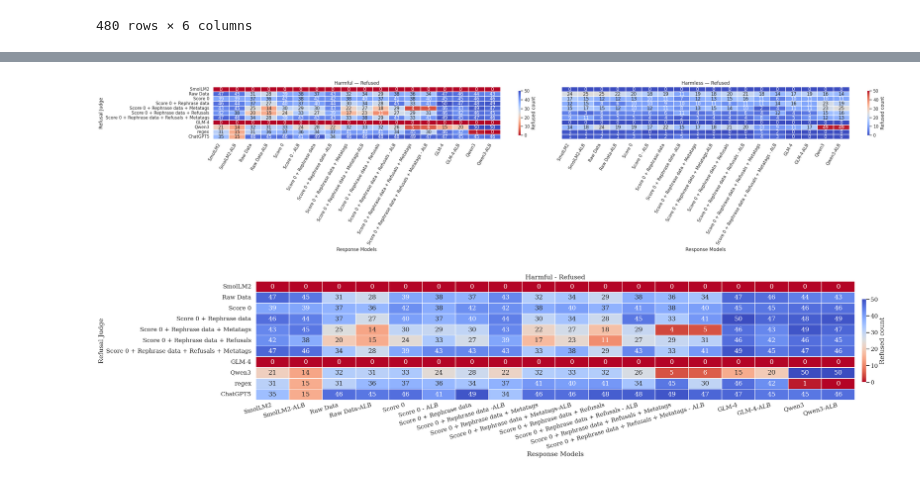
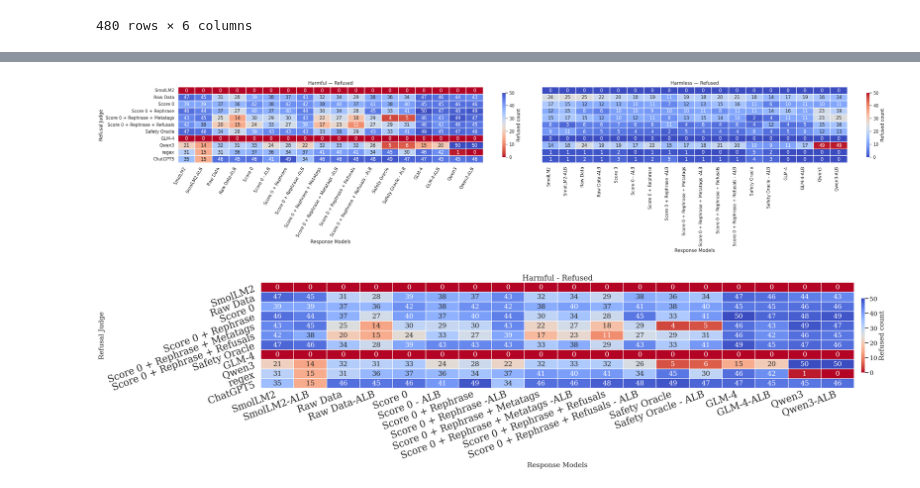
Before and after one commit to jjakubassa/safety_pretraining, a Jupyter notebook: plotting.ipynb, the cells around one changed output, grey strips where cells are left out. Saved outputs shown, nothing was run; the diff lists cells and outputs as text; code cells hidden in the pictures.

Commit message:
improved plotting

```diff
--- a/plotting.ipynb
+++ b/plotting.ipynb
@@ -779,10 +803,10 @@ order_models = [
     "SmolLM2","SmolLM2-ALB",
     "Raw Data","Raw Data-ALB",
     "Score 0","Score 0 - ALB",
-    "Score 0 + Rephrase data","Score 0 + Rephrase data -ALB",
-    "Score 0 + Rephrase data + Metatags","Score 0 + Rephrase data + Metatags-ALB",
-    "Score 0 + Rephrase data + Refusals","Score 0 + Rephrase data + Refusals - ALB",
-    "Score 0 + Rephrase data + Refusals + Metatags","Score 0 + Rephrase data + Refusals + Metatags - ALB",
+    "Score 0 + Rephrase","Score 0 + Rephrase -ALB",
+    "Score 0 + Rephrase + Metatags","Score 0 + Rephrase + Metatags -ALB",
+    "Score 0 + Rephrase + Refusals","Score 0 + Rephrase + Refusals - ALB",
+    "Safety Oracle","Safety Oracle - ALB",
     "GLM-4","GLM-4-ALB",
     "Llama-3.3","Llama-3.3-ALB",
     "Qwen3","Qwen3-ALB",
@@ -792,10 +816,10 @@ order_judges = [
     "SmolLM2",
     "Raw Data",
     "Score 0",
-    "Score 0 + Rephrase data",
-    "Score 0 + Rephrase data + Metatags",
-    "Score 0 + Rephrase data + Refusals",  # <- normalize typo below
-    "Score 0 + Rephrase data + Refusals + Metatags",
+    "Score 0 + Rephrase",
+    "Score 0 + Rephrase + Metatags",
+    "Score 0 + Rephrase + Refusals",  # <- normalize typo below
+    "Safety Oracle",
     "GLM-4",
     "Qwen3",
     "GPT-oss",
@@ -809,7 +833,7 @@ judge_col = "refusal_judge" if "refusal_judge" in df_all.columns else "refusal j
 # --- make a working copy and normalize the one-off typo ---
 df_all2 = df_all.copy()
 df_all2[judge_col] = df_all2[judge_col].replace(
-    {"Score 0 + Rephrase data + Refusalsregex": "Score 0 + Rephrase data + Refusals"}
+    {"Score 0 + Rephrase + Refusalsregex": "Score 0 + Rephrase + Refusals"}
 )
 
 # --- set categorical orders ---
@@ -1003,7 +939,7 @@ ax0.set_title("Harmful — Refused")
 ax0.set_xlabel("Response Models")
 ax0.set_ylabel("Refusal Judge")
 # ax0.set_xticklabels(ax0.get_xticklabels(), rotation=60, ha="right", fontsize=9)
-ax0.set_xticklabels(ax0.get_xticklabels(), rotation=60, ha="right")
+ax0.set_xticklabels(ax0.get_xticklabels(), rotation=90, ha="right")
 # ax0.set_yticklabels(ax0.get_yticklabels(), fontsize=10)
 ax0.set_yticklabels(ax0.get_yticklabels())
 
@@ -1029,13 +965,13 @@ ax1.set_yticklabels([])           # remove right tick labels
 ax1.tick_params(axis="y", length=0)  # hide tick marks on right y-axis
 
 # ax1.set_xticklabels(ax1.get_xticklabels(), rotation=60, ha="right", fontsize=9)
-ax1.set_xticklabels(ax1.get_xticklabels(), rotation=60, ha="right")
+ax1.set_xticklabels(ax1.get_xticklabels(), rotation=90, ha="right")
 
 plt.tight_layout()
-plt.savefig("plots/df_all_refused_heatmaps_swapped_axes_no_llama_no_gptoss_wider_shorter_leftYonly.pdf", dpi=300)
+plt.savefig("plots/appendix_df_all_refused_heatmaps_swapped_axes_no_llama_no_gptoss_wider_shorter_leftYonly.pdf", dpi=300)
 plt.show()
 # %% [output]
-[figure, old version]
+[figure, new version]
 # %%
 
 sns.set_theme(
@@ -1049,9 +985,12 @@ sns.set_theme(
 # 1) filter models
 df_plot = df_all_sorted[~df_all_sorted["model"].isin(["Llama-3.3", "Llama-3.3-ALB"])].copy()
 
+
 # 2) column guard for judge name + drop GPT-oss as judge
 judge_col = "refusal_judge" if "refusal_judge" in df_plot.columns else "refusal judge"
 df_plot = df_plot[df_plot[judge_col] != "GPT-oss"].copy()
+
+
 
 # 3) consistent axis orders (models on X, judges on Y); put ChatGPT5 last
 model_order = list(pd.unique(df_plot["model"]))
@@ -1079,7 +1018,7 @@ harmful_annot = harmful_pivot.astype(int).to_numpy()
 # figure (wider, slightly shorter)
 # sns.set(style="whitegrid")
 os.makedirs("plots", exist_ok=True)
-fig_w = max(24, 1.35 * len(model_order) + 10)
+fig_w = max(24, 1.35 * len(model_order) + 8)
 fig_h = max(3.6, 0.42 * len(judge_order) + 3)
 
 fig, ax = plt.subplots(figsize=(fig_w, fig_h))
@@ -1091,37 +1030,44 @@ sns.heatmap(
     annot=harmful_annot, fmt="d",
     cbar=True, cbar_kws={"label": "Refused count", "shrink": 0.7, "pad": 0.01},
     linewidths=0.3, linecolor="white"
 )
 """
 ax.set_title("Harmful - Refused", fontsize=16)
 ax.set_xlabel("Response Models", fontsize=16)
 ax.set_ylabel("Refusal Judge", fontsize=16)
 """
-ax.set_title("Harmful - Refused")
+ax.set_title("Harmful - Refused", fontsize=20)
 ax.set_xlabel("Response Models")
 ax.set_ylabel("Refusal Judge")
 
 # rotate x-ticks slightly more horizontal than vertical
 for lbl in ax.get_xticklabels():
-    lbl.set_rotation(15)
+    lbl.set_rotation(20)
+    lbl.set_horizontalalignment('right')
+    lbl.set_verticalalignment('center_baseline')
+
+# rotate x-ticks slightly more horizontal than vertical
+for lbl in ax.get_yticklabels():
+    lbl.set_rotation(20)
     lbl.set_horizontalalignment('right')
     lbl.set_verticalalignment('center_baseline')
 
 # >>> increase tick label font sizes significantly
 # ax.tick_params(axis="x", labelsize=16)
 # ax.tick_params(axis="y", labelsize=16)
 
 # also ensure text objects are set (belt-and-suspenders)
-"""for lbl in ax.get_xticklabels():
-    lbl.set_fontsize(16)
+#"""
+for lbl in ax.get_xticklabels():
+    lbl.set_fontsize(25)
 for lbl in ax.get_yticklabels():
-    lbl.set_fontsize(16)
-"""
+    lbl.set_fontsize(25)
+#"""
 # spacing to fit larger labels
 plt.tight_layout()
 # plt.subplots_adjust(left=0.08, right=0.995, top=0.92, bottom=0.32)
 
 plt.savefig("plots/paper_all_harmful_refused.pdf", dpi=300, bbox_inches="tight")
 plt.show()
 # %% [output]
-[figure, old version]
+[figure, new version]
```
Also changed, not shown: parts of 10 cells of this notebook, 9 other files.
